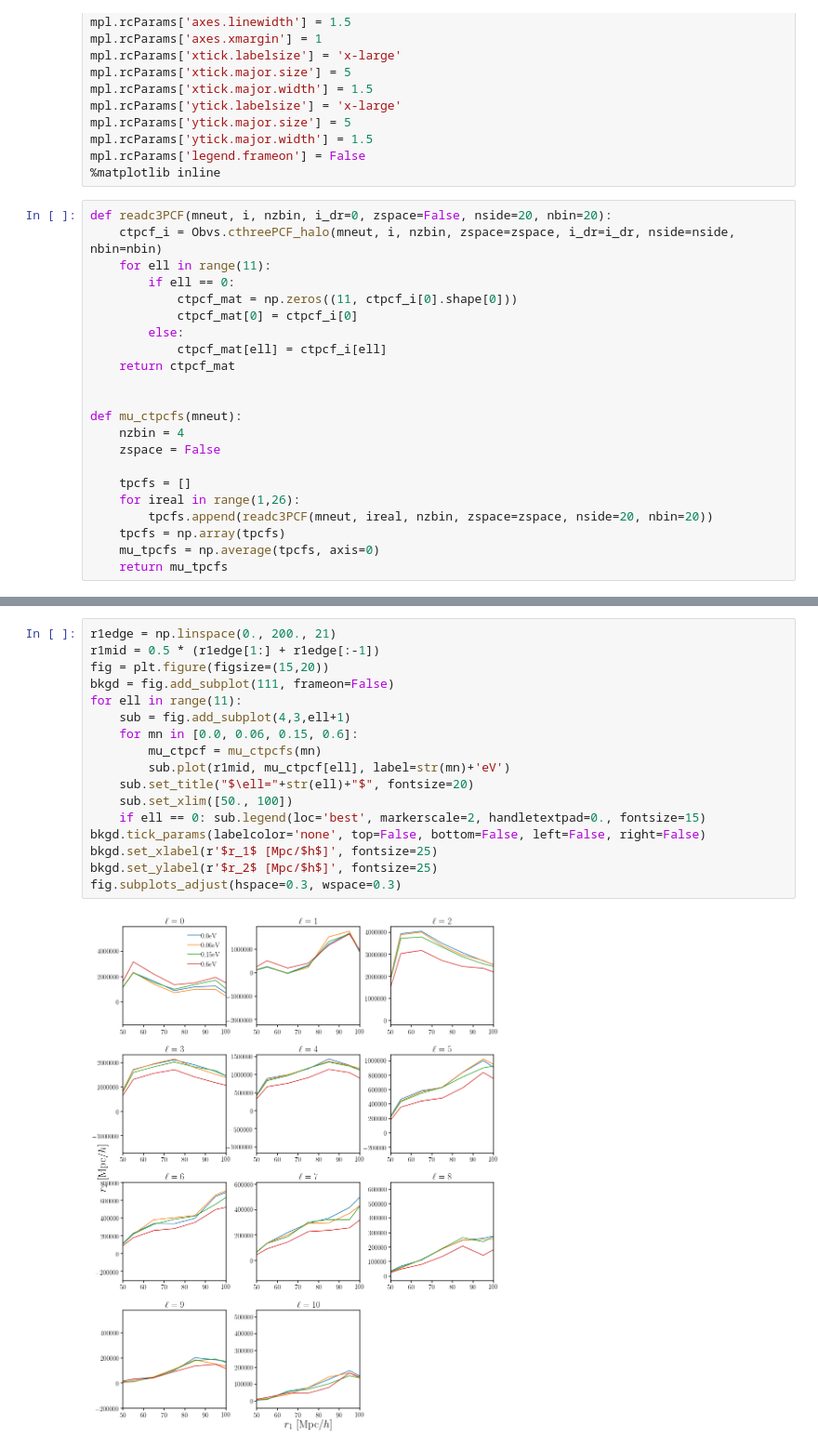
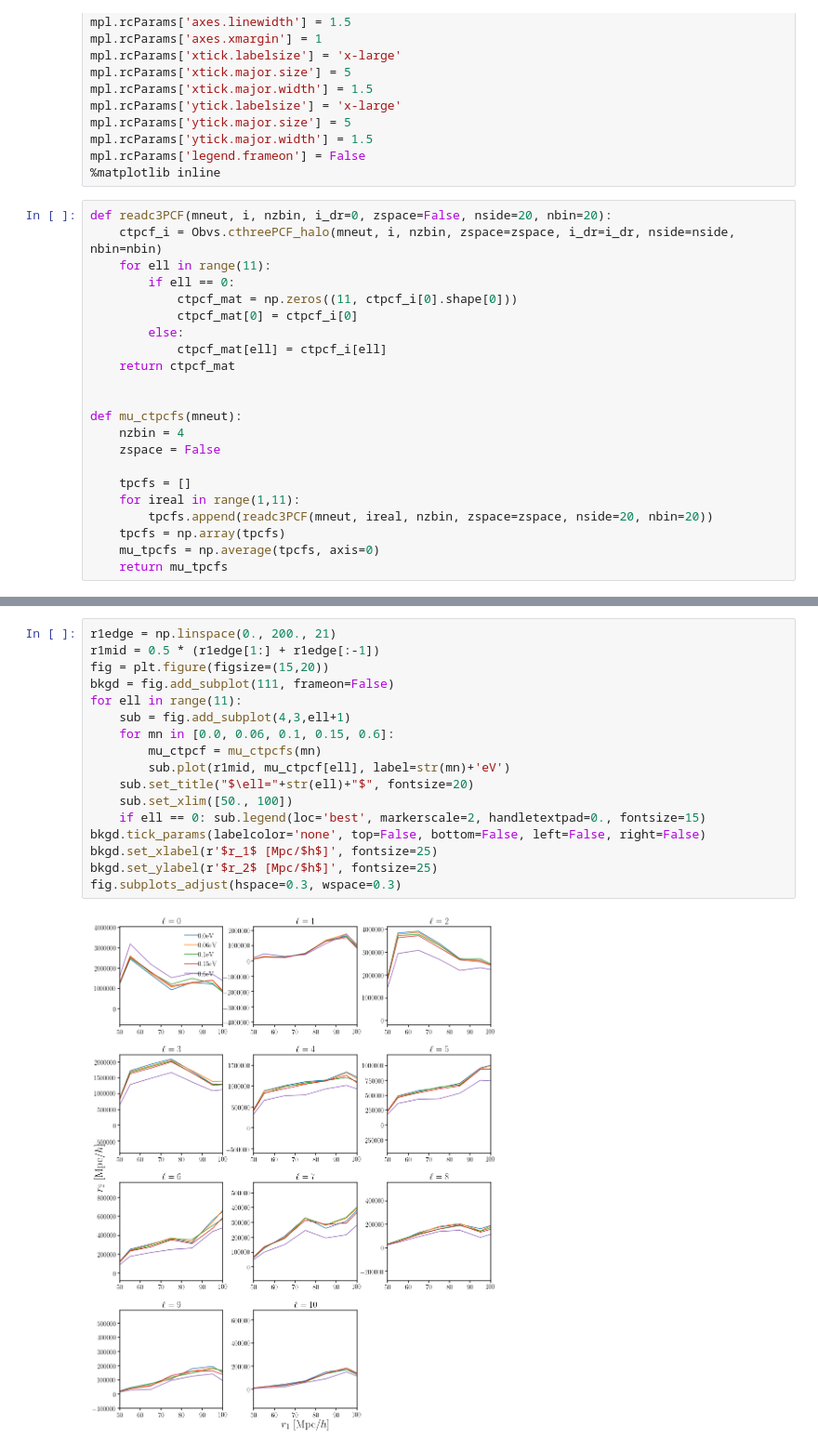
Before and after one commit to changhoonhahn/eMaNu, a Jupyter notebook: notebook/local_c3PCF.ipynb, the cells around one changed output, grey strips where cells are left out. Shown at 93% size. Cells and saved outputs as stored; diff of their text form.

```diff
--- a/notebook/local_c3PCF.ipynb
+++ b/notebook/local_c3PCF.ipynb
@@ -34,7 +34,7 @@ def mu_ctpcfs(mneut):
     zspace = False
 
     tpcfs = []
-    for ireal in range(1,26):
+    for ireal in range(1,11):
         tpcfs.append(readc3PCF(mneut, ireal, nzbin, zspace=zspace, nside=20, nbin=20))
     tpcfs = np.array(tpcfs)
     mu_tpcfs = np.average(tpcfs, axis=0)
@@ -59,19 +59,19 @@ fig.subplots_adjust(hspace=0.3, wspace=0.3)
 # %%
 r1edge = np.linspace(0., 200., 21)
 r1mid = 0.5 * (r1edge[1:] + r1edge[:-1])
 fig = plt.figure(figsize=(15,20))
 bkgd = fig.add_subplot(111, frameon=False)
 for ell in range(11):
     sub = fig.add_subplot(4,3,ell+1)
-    for mn in [0.0, 0.06, 0.15, 0.6]:
+    for mn in [0.0, 0.06, 0.1, 0.15, 0.6]:
         mu_ctpcf = mu_ctpcfs(mn)
         sub.plot(r1mid, mu_ctpcf[ell], label=str(mn)+'eV')
     sub.set_title("$\ell="+str(ell)+"$", fontsize=20)
     sub.set_xlim([50., 100])
     if ell == 0: sub.legend(loc='best', markerscale=2, handletextpad=0., fontsize=15)
 bkgd.tick_params(labelcolor='none', top=False, bottom=False, left=False, right=False)
 bkgd.set_xlabel(r'$r_1$ [Mpc/$h$]', fontsize=25)
 bkgd.set_ylabel(r'$r_2$ [Mpc/$h$]', fontsize=25)
 fig.subplots_adjust(hspace=0.3, wspace=0.3)
 # %% [output]
-[figure, old version]
+[figure, new version]
```
Also changed, not shown: parts of 1 cell of this notebook, 3 other files.
